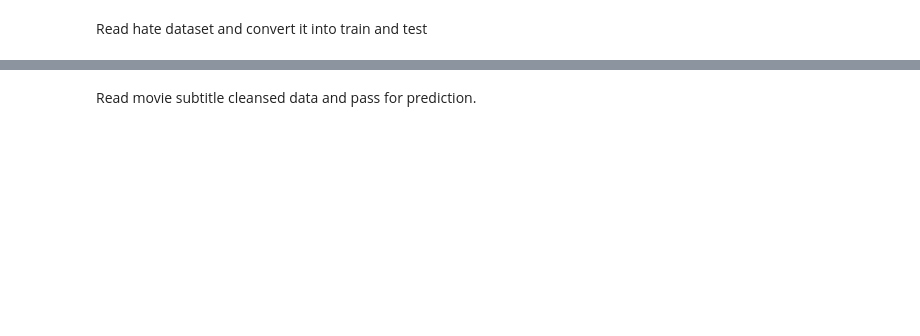
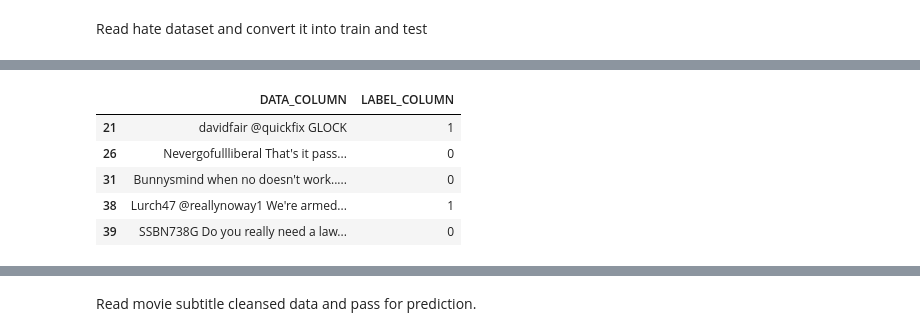
Before and after one commit to nvbogu/movie_hatespeech_detection, a Jupyter notebook: bert_hate_speech_detection.ipynb, the cells around one changed output, grey strips where cells are left out. Saved outputs shown, nothing was run; the diff lists cells and outputs as text; code cells hidden in the pictures; blank space fills up the shorter version.

```diff
--- a/bert_hate_speech_detection.ipynb
+++ b/bert_hate_speech_detection.ipynb
@@ -99,3 +124,12 @@ test.columns = ['DATA_COLUMN', 'LABEL_COLUMN']
+# %%
+test.head()
+# %% [output]
+|  | DATA_COLUMN | LABEL_COLUMN |
+| 21 | davidfair @quickfix GLOCK | 1 |
+| 26 | Nevergofullliberal That's it pass... | 0 |
+| 31 | Bunnysmind when no doesn't work..... | 0 |
+| 38 | Lurch47 @reallynoway1 We're armed... | 1 |
+| 39 | SSBN738G Do you really need a law... | 0 |
 # %%
 def convert_data_to_examples(train, test, DATA_COLUMN, LABEL_COLUMN):
   train_InputExamples = train.apply(lambda x: InputExample(guid=None, # Globally unique ID for bookkeeping, unused in this case
```
Also changed, not shown: parts of 33 cells of this notebook, 9 other files.
